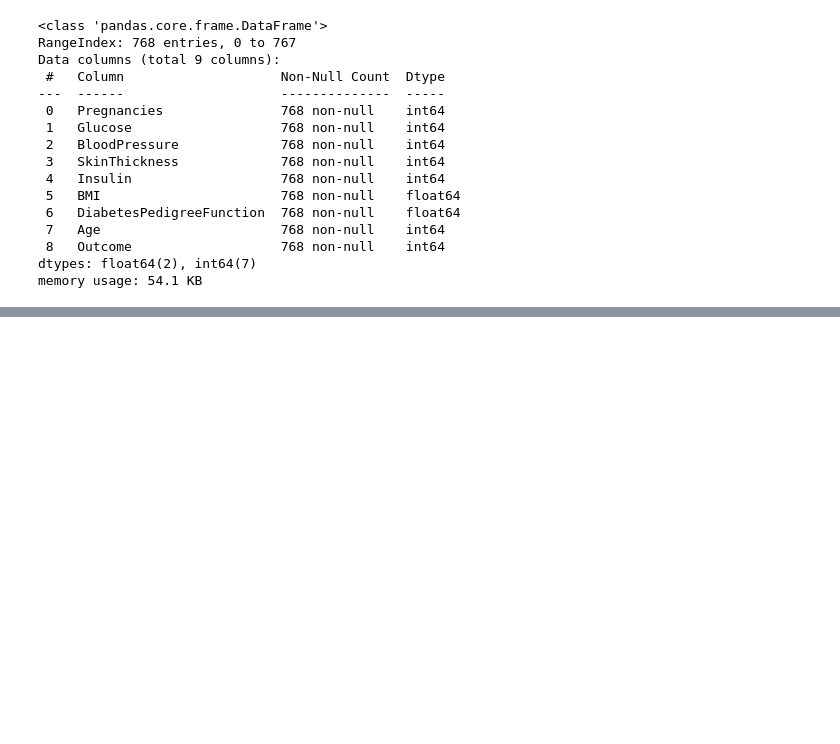
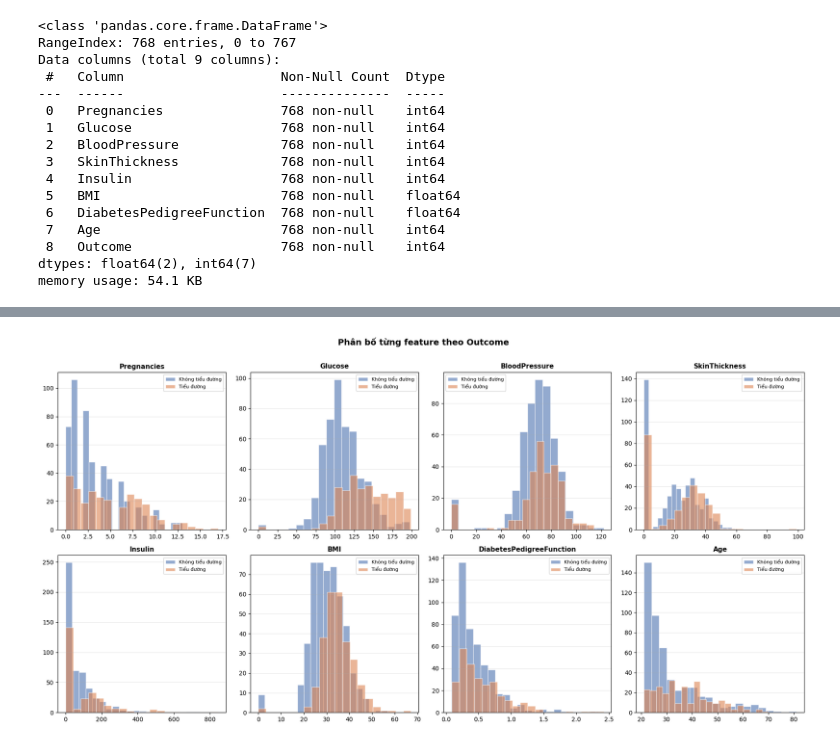
Before and after one commit to TramSt/decision-tree-pima-diabetes, a Jupyter notebook: notebooks/01_eda.ipynb, the cells around one changed output, grey strips where cells are left out. Cells and saved outputs as stored; diff of their text form; code cells hidden in the pictures; blank space fills up the shorter version.

```diff
--- a/notebooks/01_eda.ipynb
+++ b/notebooks/01_eda.ipynb
@@ -140,0 +154,23 @@ plt.show()
+# %%
+# 3.3 Histogram phân bố từng feature (theo Outcome)
+features = ["Pregnancies", "Glucose", "BloodPressure", "SkinThickness",
+            "Insulin", "BMI", "DiabetesPedigreeFunction", "Age"]
+
+fig, axes = plt.subplots(2, 4, figsize=(18, 9))
+axes = axes.flatten()
+
+for i, feat in enumerate(features):
+    for outcome, color, label in [(0, "#4C72B0", "Không tiểu đường"),
+                                   (1, "#DD8452", "Tiểu đường")]:
+        axes[i].hist(df[df["Outcome"] == outcome][feat],
+                     bins=20, alpha=0.6, color=color, label=label, edgecolor="white")
+    axes[i].set_title(feat, fontsize=11, fontweight="bold")
+    axes[i].set_xlabel("")
+    axes[i].legend(fontsize=8)
+    axes[i].grid(axis="y", alpha=0.3)
+
+plt.suptitle("Phân bố từng feature theo Outcome", fontsize=14, fontweight="bold", y=1.01)
+plt.tight_layout()
+plt.show()
+# %% [output]
+[figure, added]
```
Also changed, not shown: parts of 38 cells of this notebook.
